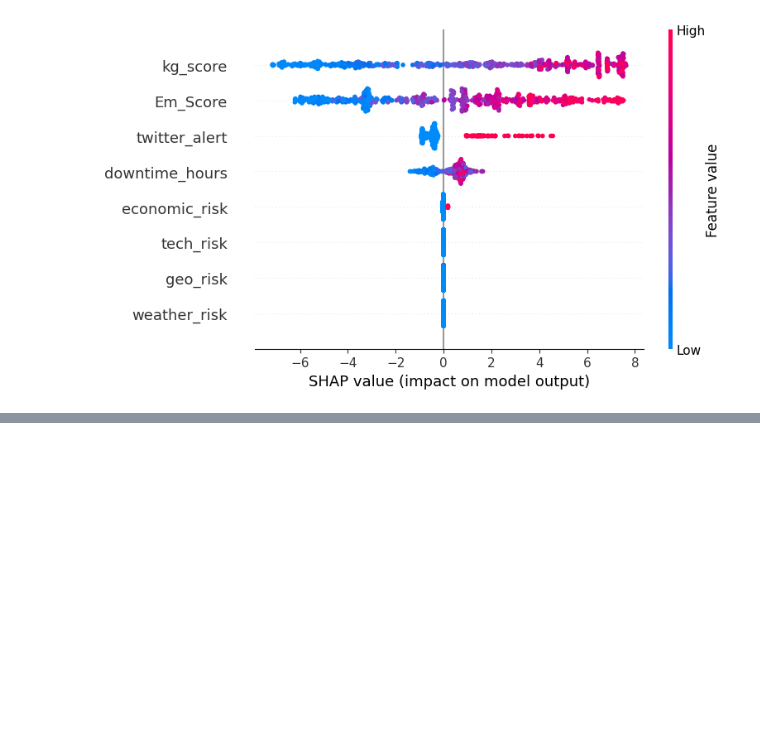
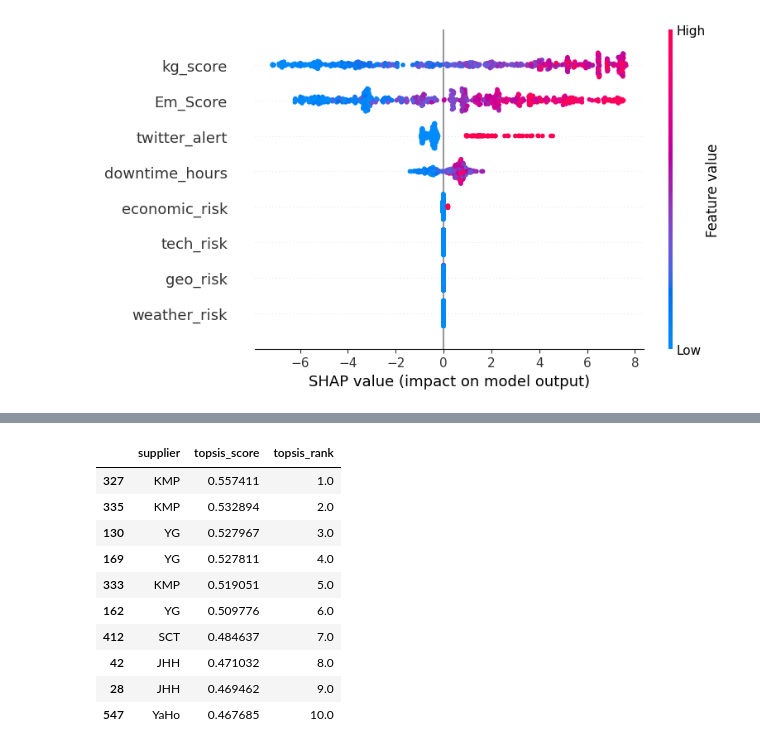
Before and after one commit to Atik1219/CaSRA-Supplier-Disruption-Prediction-Dataset, a Jupyter notebook: Shap.ipynb, the cells around one changed output, grey strips where cells are left out. Drawn from its saved outputs; the diff is of its cells as text; code cells hidden in the pictures; blank space fills up the shorter version.

```diff
--- a/Shap.ipynb
+++ b/Shap.ipynb
@@ -77,0 +270,27 @@ files.download("shap_summary_plot.png")
+# %%
+weighted_matrix = X_norm * weights
+# %%
+ideal_best = weighted_matrix.max()
+ideal_worst = weighted_matrix.min()
+# %%
+dist_best = np.sqrt(((weighted_matrix - ideal_best) ** 2).sum(axis=1))
+dist_worst = np.sqrt(((weighted_matrix - ideal_worst) ** 2).sum(axis=1))
+# %%
+df["topsis_score"] = dist_worst / (dist_best + dist_worst)
+# %%
+df["topsis_rank"] = df["topsis_score"].rank(ascending=False)
+
+df_sorted = df.sort_values("topsis_rank")
+df_sorted[["supplier", "topsis_score", "topsis_rank"]].head(10)
+# %% [output]
+|  | supplier | topsis_score | topsis_rank |
+| 327 | KMP | 0.557411 | 1.0 |
+| 335 | KMP | 0.532894 | 2.0 |
+| 130 | YG | 0.527967 | 3.0 |
+| 169 | YG | 0.527811 | 4.0 |
+| 333 | KMP | 0.519051 | 5.0 |
+| 162 | YG | 0.509776 | 6.0 |
+| 412 | SCT | 0.484637 | 7.0 |
+| 42 | JHH | 0.471032 | 8.0 |
+| 28 | JHH | 0.469462 | 9.0 |
+| 547 | YaHo | 0.467685 | 10.0 |
```
Also changed, not shown: parts of 15 cells of this notebook.
